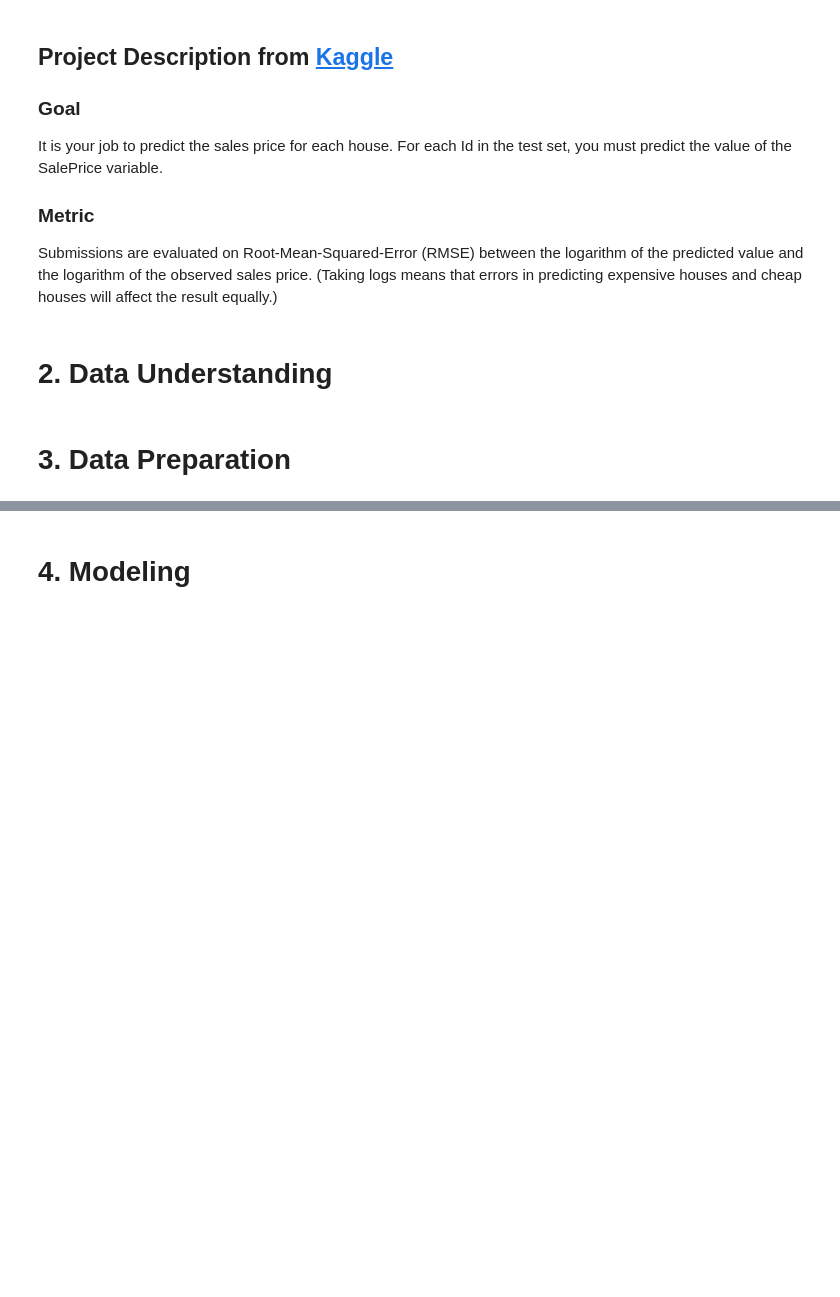
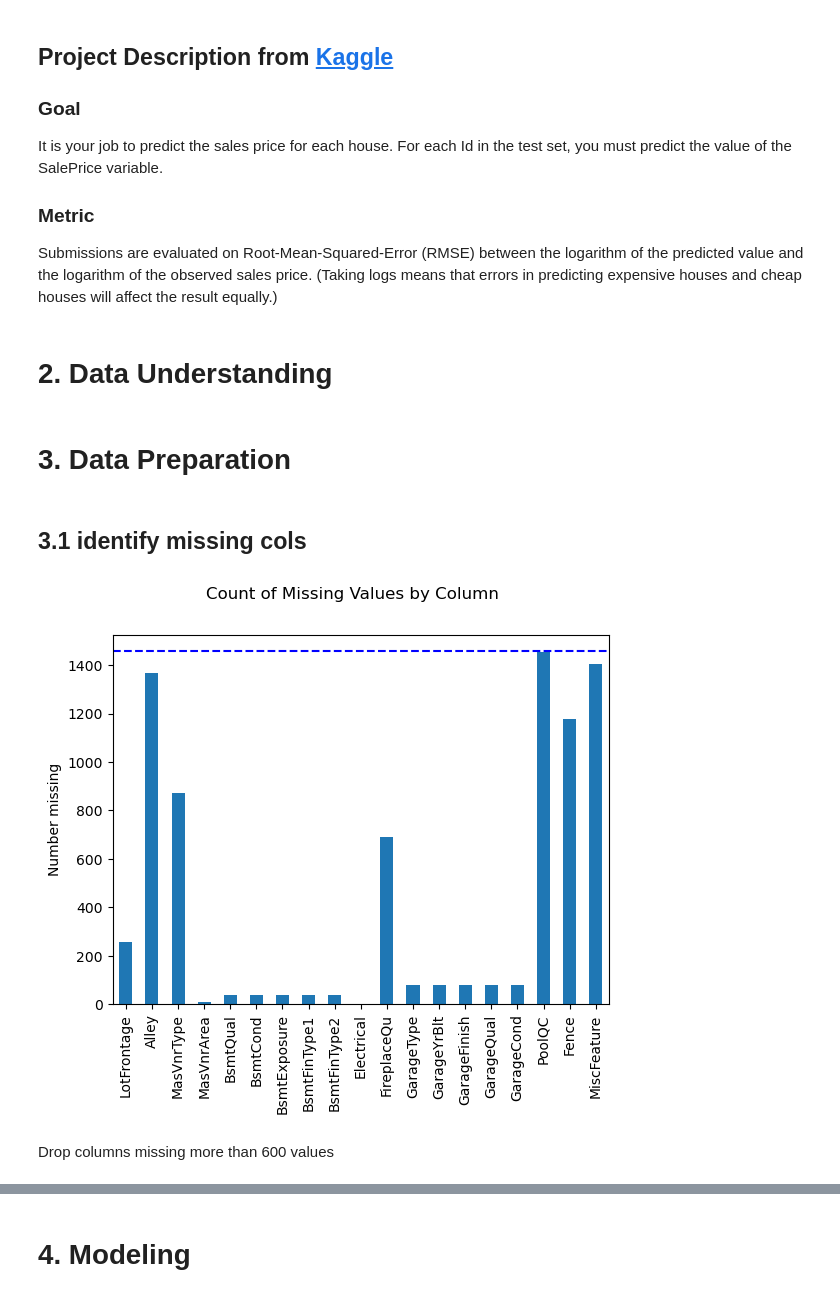
Before and after one commit to charlesbeacham/housing, a Jupyter notebook: ml.ipynb, the cells around one changed output, grey strips where cells are left out. Saved outputs shown, nothing was run; the diff lists cells and outputs as text; code cells hidden in the pictures; blank space fills up the shorter version.

Commit message:
identify and drop missing column data

```diff
--- a/ml.ipynb
+++ b/ml.ipynb
@@ -27,5 +28,20 @@ It is your job to predict the sales price for each house. For each Id in the tes
 Submissions are evaluated on Root-Mean-Squared-Error (RMSE) between the logarithm of the predicted value and the logarithm of the observed sales price. (Taking logs means that errors in predicting expensive houses and cheap houses will affect the result equally.)
 # %% [markdown]
 # 2. Data Understanding
-# %% [markdown]
-# 3. Data Preparation
+# %% [markdown]
+# 3. Data Preparation
+# %% [markdown]
+## 3.1 identify missing cols
+# %%
+# identify and plot
+missing_cols = df.columns[df.isna().any()].to_list()
+
+fig, ax = plt.subplots()
+df[missing_cols].isna().sum().plot.bar(ax=ax);
+ax.set_ylabel('Number missing');
+fig.suptitle('Count of Missing Values by Column');
+plt.axhline(y = df.shape[0], color = 'b', linestyle = '--');
+# %% [output]
+[figure, added]
+# %% [markdown]
+Drop columns missing more than 600 values
```
Also changed, not shown: parts of 5 cells of this notebook.
